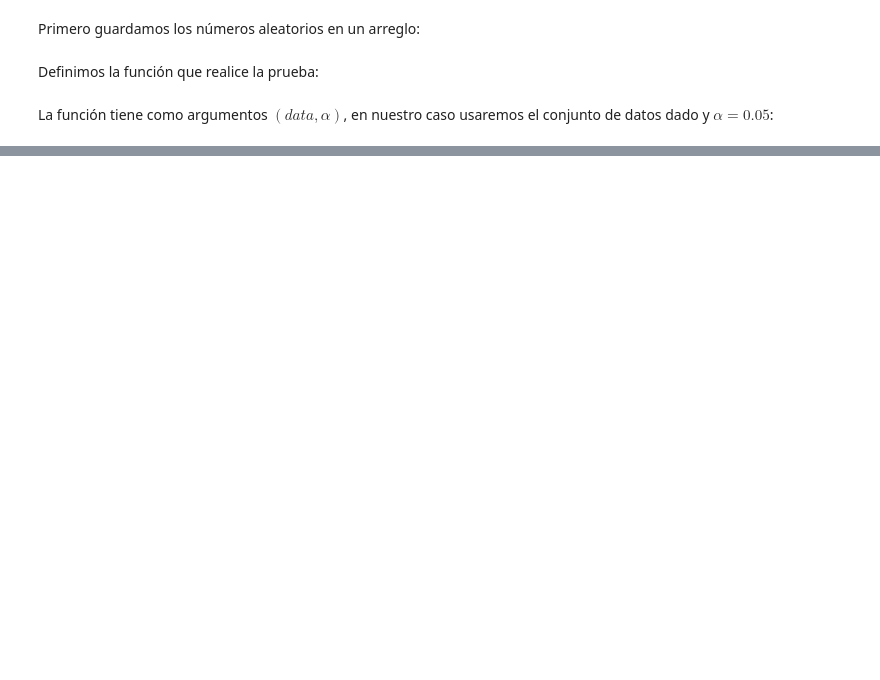
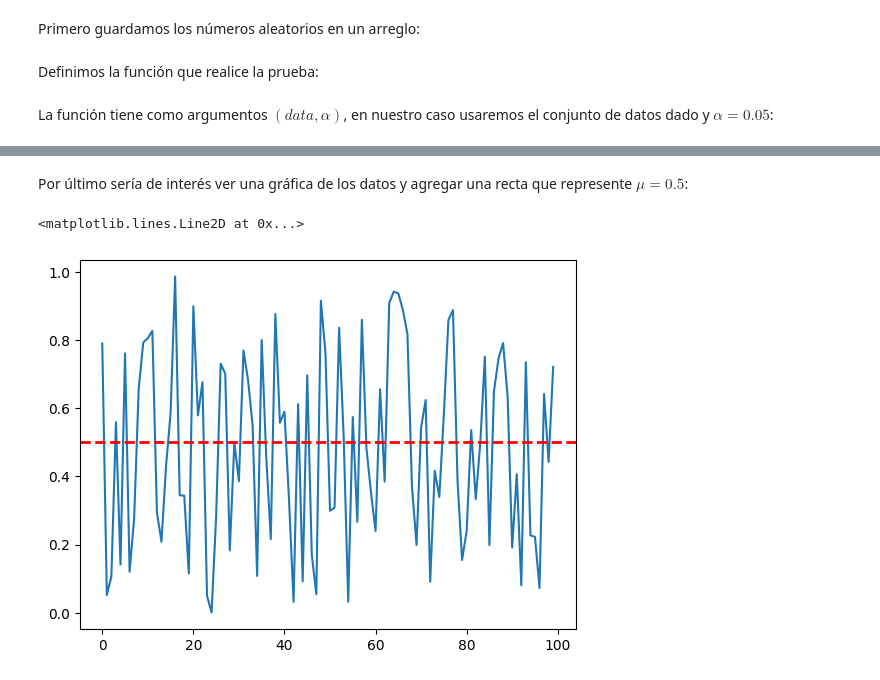
Before and after one commit to LuisManuelCatzoliSoriano/Simulacion-I, a Jupyter notebook: prueba_de_promedios.ipynb, the cells around one changed output, grey strips where cells are left out. Cells and saved outputs as stored; diff of their text form; code cells hidden in the pictures; blank space fills up the shorter version.

```diff
--- a/prueba_de_promedios.ipynb
+++ b/prueba_de_promedios.ipynb
@@ -70,2 +73,10 @@ El valor absoluto de Z0 es: 0.05743722965011459
 El valor de Z es: 1.959963984540054
 No se rechaza la hipótesis
+# %% [markdown]
+Por último sería de interés ver una gráfica de los datos y agregar una recta que represente $\mu=0.5$:
+# %%
+plt.plot(df)
+plt.axhline(y=0.5, color='red', linestyle='--', linewidth=2)
+# %% [output]
+<matplotlib.lines.Line2D at 0x...>
+[figure, added]
```
Also changed, not shown: parts of 3 cells of this notebook.
